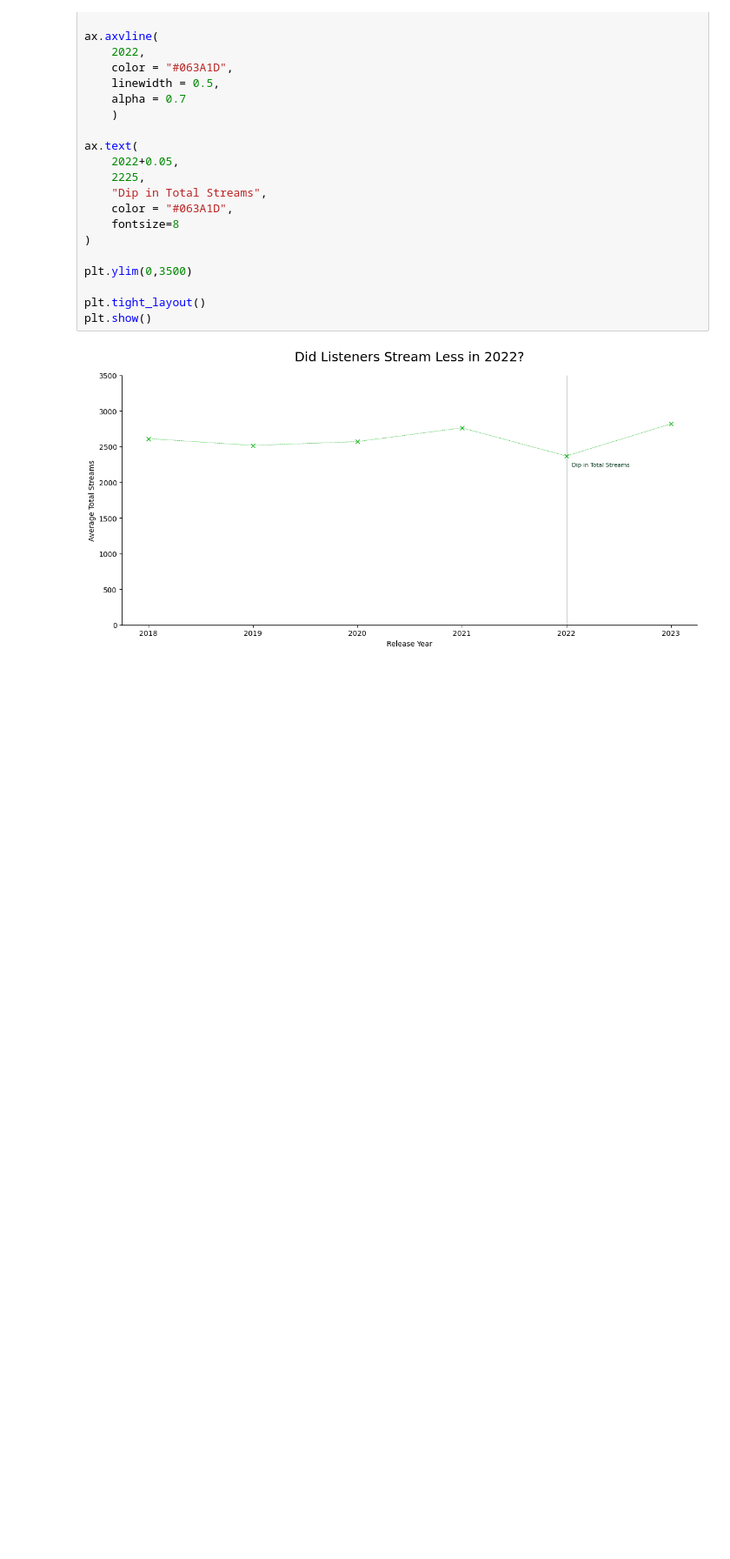
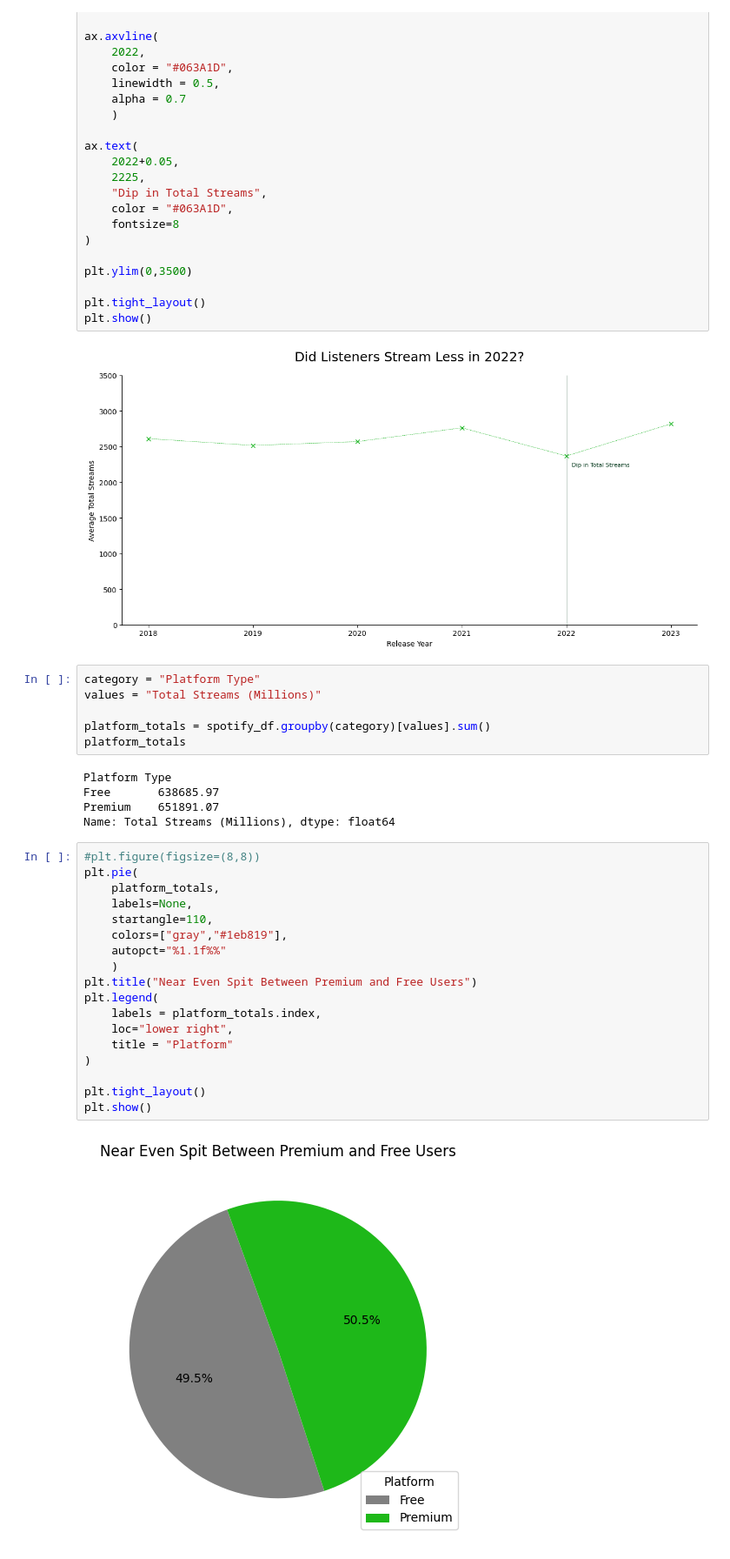
Before and after one commit to jessegarrido/learning_plots_jessegarrido, a Jupyter notebook: notebooks/learning_plots_jessegarrido.ipynb, the cells around one changed output. Shown: that part at 87% size. Drawn from its saved outputs; the diff is of its cells as text; blank space fills up the shorter version.

```diff
--- a/notebooks/learning_plots_jessegarrido.ipynb
+++ b/notebooks/learning_plots_jessegarrido.ipynb
@@ -294,3 +294,34 @@ plt.tight_layout()
 plt.show()
 # %% [output]
 [figure]
+# %%
+category = "Platform Type"
+values = "Total Streams (Millions)"
+
+platform_totals = spotify_df.groupby(category)[values].sum()
+platform_totals
+# %% [output]
+Platform Type
+Free       638685.97
+Premium    651891.07
+Name: Total Streams (Millions), dtype: float64
+# %%
+#plt.figure(figsize=(8,8))
+plt.pie(
+    platform_totals,
+    labels=None,
+    startangle=110,
+    colors=["gray","#1eb819"],
+    autopct="%1.1f%%"
+    )
+plt.title("Near Even Spit Between Premium and Free Users")
+plt.legend(
+    labels = platform_totals.index,
+    loc="lower right",
+    title = "Platform"
+)
+
+plt.tight_layout()
+plt.show()
+# %% [output]
+[figure, added]
```
Also changed, not shown: parts of 2 cells of this notebook.
